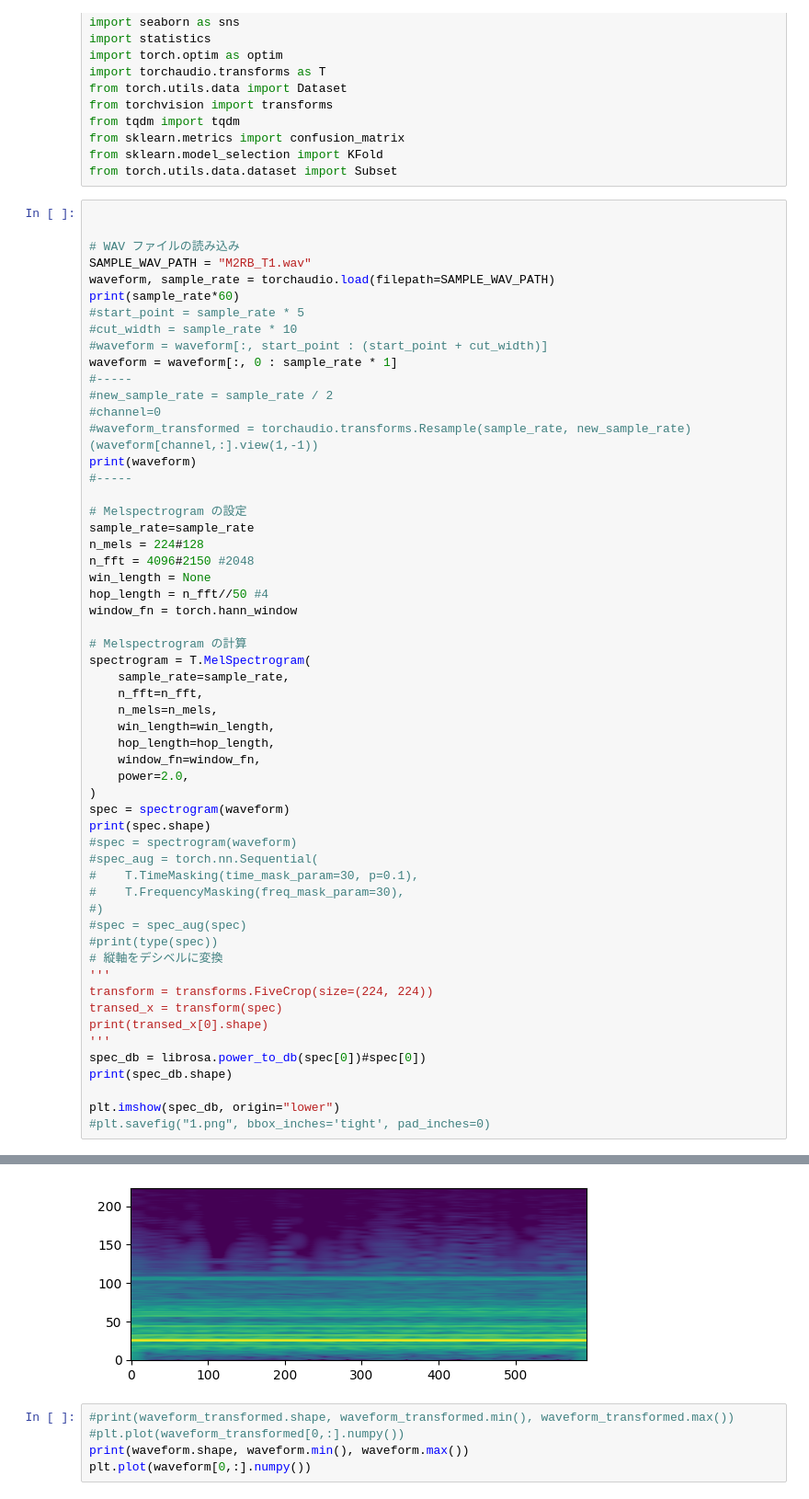
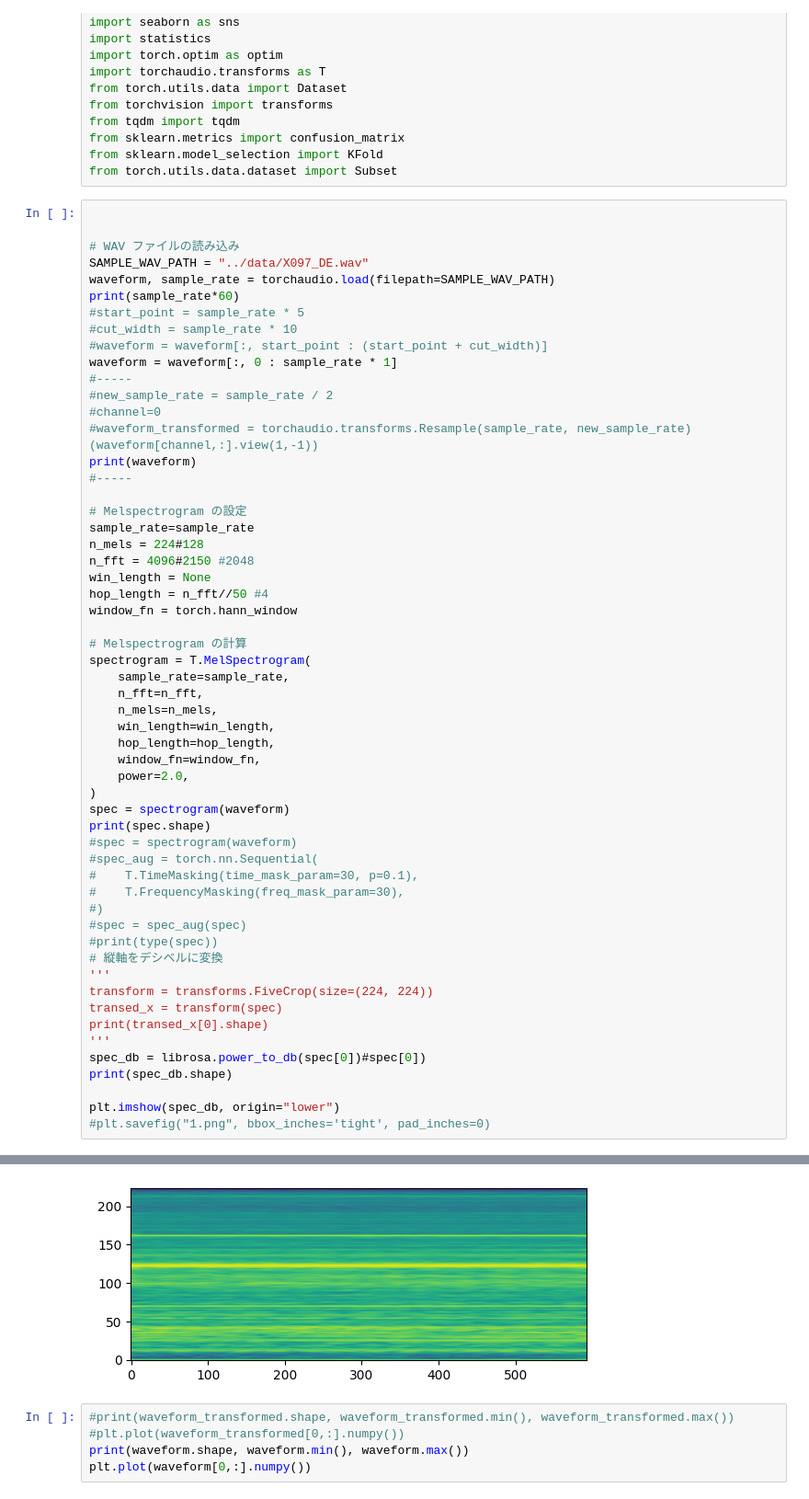
Before and after one commit to ta-ke-inf/torch-templete, a Jupyter notebook: src/jupyter/Motor_melspectro_02.ipynb, the cells around one changed output, grey strips where cells are left out. Shown at 92% size. Cells and saved outputs as stored; diff of their text form.

```diff
--- a/src/jupyter/Motor_melspectro_02.ipynb
+++ b/src/jupyter/Motor_melspectro_02.ipynb
@@ -26,7 +26,7 @@ from torch.utils.data.dataset import Subset
 
 
 # WAV ファイルの読み込み
-SAMPLE_WAV_PATH = "M2RB_T1.wav"
+SAMPLE_WAV_PATH = "../data/X097_DE.wav"
 waveform, sample_rate = torchaudio.load(filepath=SAMPLE_WAV_PATH)
 print(sample_rate*60)
 #start_point = sample_rate * 5
@@ -84,7 +84,7 @@ tensor([[-0.6644, -0.6488, -0.6342,  ..., -0.4985, -0.4861, -0.4733]])
 torch.Size([1, 224, 593])
 (224, 593)
 <matplotlib.image.AxesImage at 0x...>
-[figure, old version]
+[figure, new version]
 # %%
 #print(waveform_transformed.shape, waveform_transformed.min(), waveform_transformed.max())
 #plt.plot(waveform_transformed[0,:].numpy())
```
Also changed, not shown: parts of 1 cell of this notebook, 2 other files.
